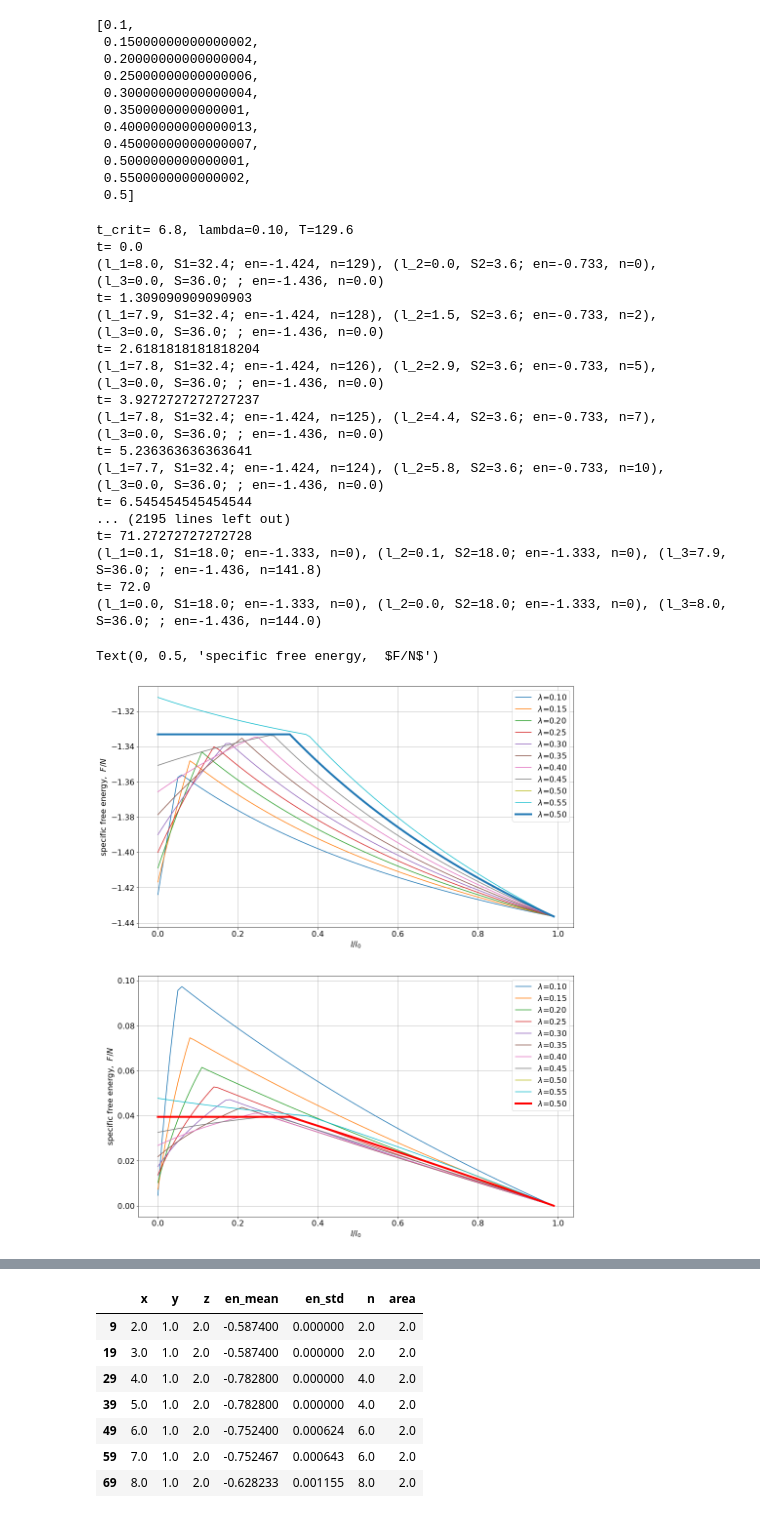
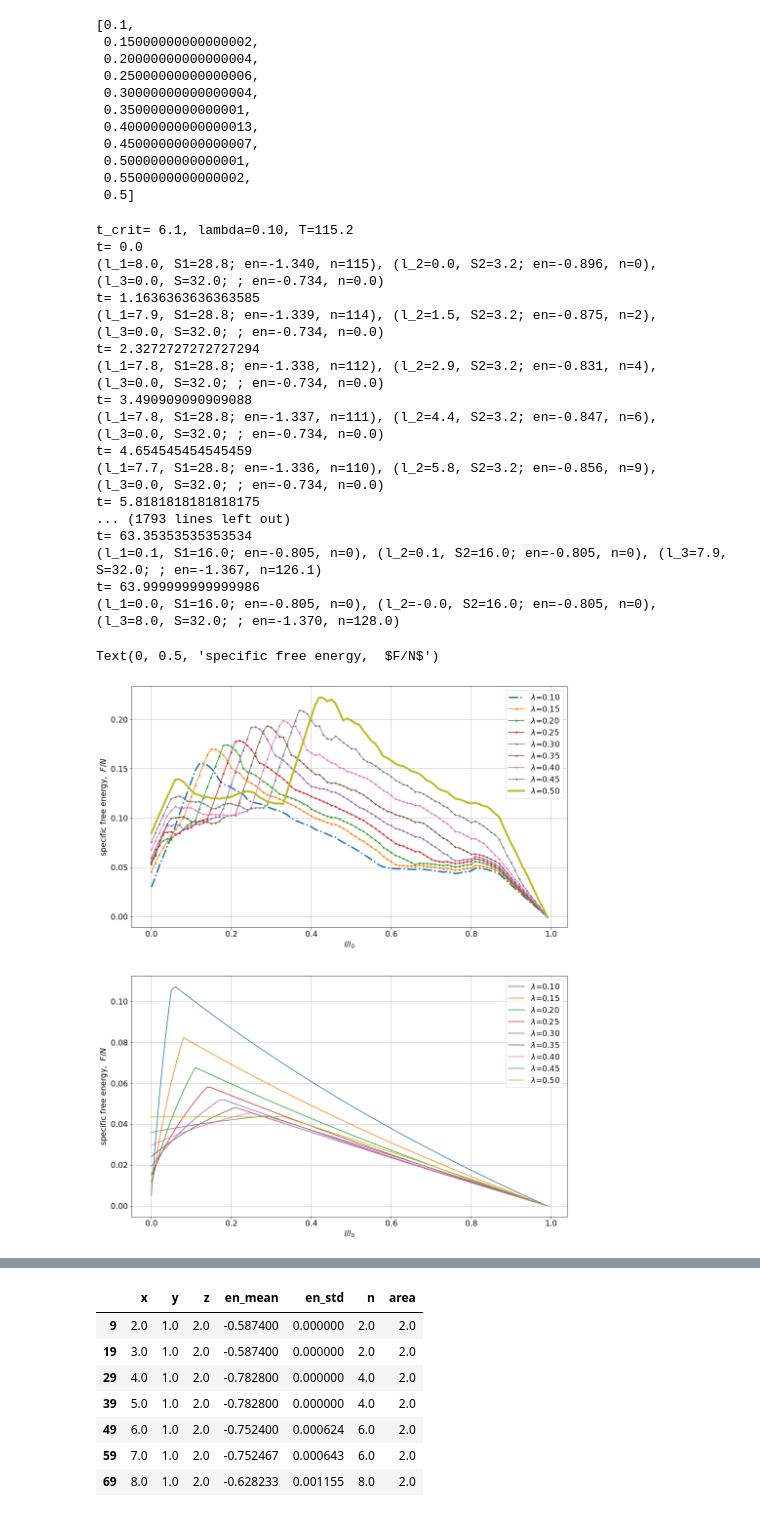
Before and after one commit to raalesir/segregation, a Jupyter notebook: Untitled.ipynb, the cells around one changed output, grey strips where cells are left out. Drawn from its saved outputs; the diff is of its cells as text; code cells hidden in the pictures.

```diff
--- a/Untitled.ipynb
+++ b/Untitled.ipynb
@@ -978,0 +1036,8 @@ VBox(children=(Figure(camera=PerspectiveCamera(fov=46.0, position=(0.0, 0.0, 2.0
+# %%
+f = interpolate.interp2d(x, y, vals.T.flatten(), kind='linear')
+
+x_new = np.linspace(1,8,100)
+s_new = np.linspace(2,36,100)
+en_new_smoothed = f(x_new, s_new)
+
+XX, YY = np.meshgrid(x_new, s_new)
@@ -1075,7 +1157,7 @@ lambdas
 tot_ens = []
 tot_ens_theory = []
 en_crit_lambda = []
-
+nu  =  0.6
 
 for lbd_ in lambdas:
     S1 = S*(1-lbd_)
@@ -1099,19 +1181,22 @@ for lbd_ in lambdas:
         i1_1 = np.abs(x_new-l1).argmin()
         i2_1 = np.abs(s_new-S1).argmin()
 #         en1 = en_new[i1_1 ,i2_1]
-        en1 = fun_square(S1, *params)
+        en1 = en_new_smoothed[i1_1 ,i2_1]
+#         en1 = fun_square(S1, *params)
 
 
         i1_2 = np.abs(x_new-l2).argmin()
         i2_2 = np.abs(s_new-S2).argmin()
 #         en2 = en_new[i1_2 ,i2_2]
-        en2 = fun_square(S2, *params)
+        en2 = en_new_smoothed[i1_2 ,i2_2]
+#         en2 = fun_square(S2, *params)
 
 
         i1_3 = np.abs(x_new-l3).argmin()
         i2_3 = np.abs(s_new-S).argmin()
 #         en3 = en_new[i1_3 ,i2_3]
-        en3 = fun_square(S, *params)
+        en3 = en_new_smoothed[i1_3 ,i2_3]
+#         en3 = fun_square(S, *params)
 
 
         print("(l_1=%3.1f, S1=%3.1f; en=%4.3f, n=%i), (l_2=%3.1f, S2=%3.1f; en=%4.3f, n=%i), (l_3=%3.1f, S=%3.1f; ; en=%4.3f, n=%3.1f)"
@@ -1127,12 +1212,12 @@ for lbd_ in lambdas:
             t_save = t
 
 
-        n1 = l1/S1**(0.5*(1-1/0.6))
-        n2 = l2/S2**(0.5*(1-1/0.6))
-        n  = l3/S**(0.5*(1-1/0.6))
-        g1 = S1**(.5/0.6)
-        g2 = S2**(.5/0.6)
-        g3 = S**(.5/0.6)
+        n1 = l1/S1**(0.5*(1-1/nu))
+        n2 = l2/S2**(0.5*(1-1/nu))
+        n  = l3/S**(0.5*(1-1/nu))
+        g1 = S1**(.5/nu)
+        g2 = S2**(.5/nu)
+        g3 = S**(.5/nu)
 
         en_theory = (l1/S1**(.5) + l2/S2**(.5) + l3/S**(.5))/ (n1+n2+n)
         ens_theory.append( en_theory )
@@ -1140,57 +1225,58 @@ for lbd_ in lambdas:
     tot_ens.append((ens, lbd_))
     tot_ens_theory.append((ens_theory, lbd_))
 # %% [output]
-t_crit= 6.8, lambda=0.10, T=129.6
+t_crit= 6.1, lambda=0.10, T=115.2
 t= 0.0
-(l_1=8.0, S1=32.4; en=-1.424, n=129), (l_2=0.0, S2=3.6; en=-0.733, n=0), (l_3=0.0, S=36.0; ; en=-1.436, n=0.0)
-t= 1.309090909090903
-(l_1=7.9, S1=32.4; en=-1.424, n=128), (l_2=1.5, S2=3.6; en=-0.733, n=2), (l_3=0.0, S=36.0; ; en=-1.436, n=0.0)
-t= 2.6181818181818204
-(l_1=7.8, S1=32.4; en=-1.424, n=126), (l_2=2.9, S2=3.6; en=-0.733, n=5), (l_3=0.0, S=36.0; ; en=-1.436, n=0.0)
-t= 3.9272727272727237
-(l_1=7.8, S1=32.4; en=-1.424, n=125), (l_2=4.4, S2=3.6; en=-0.733, n=7), (l_3=0.0, S=36.0; ; en=-1.436, n=0.0)
-t= 5.236363636363641
-(l_1=7.7, S1=32.4; en=-1.424, n=124), (l_2=5.8, S2=3.6; en=-0.733, n=10), (l_3=0.0, S=36.0; ; en=-1.436, n=0.0)
-t= 6.545454545454544
-... (2195 lines left out)
-t= 71.27272727272728
-(l_1=0.1, S1=18.0; en=-1.333, n=0), (l_2=0.1, S2=18.0; en=-1.333, n=0), (l_3=7.9, S=36.0; ; en=-1.436, n=141.8)
-t= 72.0
-(l_1=0.0, S1=18.0; en=-1.333, n=0), (l_2=0.0, S2=18.0; en=-1.333, n=0), (l_3=8.0, S=36.0; ; en=-1.436, n=144.0)
+(l_1=8.0, S1=28.8; en=-1.340, n=115), (l_2=0.0, S2=3.2; en=-0.896, n=0), (l_3=0.0, S=32.0; ; en=-0.734, n=0.0)
+t= 1.1636363636363585
+(l_1=7.9, S1=28.8; en=-1.339, n=114), (l_2=1.5, S2=3.2; en=-0.875, n=2), (l_3=0.0, S=32.0; ; en=-0.734, n=0.0)
+t= 2.3272727272727294
+(l_1=7.8, S1=28.8; en=-1.338, n=112), (l_2=2.9, S2=3.2; en=-0.831, n=4), (l_3=0.0, S=32.0; ; en=-0.734, n=0.0)
+t= 3.490909090909088
+(l_1=7.8, S1=28.8; en=-1.337, n=111), (l_2=4.4, S2=3.2; en=-0.847, n=6), (l_3=0.0, S=32.0; ; en=-0.734, n=0.0)
+t= 4.654545454545459
+(l_1=7.7, S1=28.8; en=-1.336, n=110), (l_2=5.8, S2=3.2; en=-0.856, n=9), (l_3=0.0, S=32.0; ; en=-0.734, n=0.0)
+t= 5.8181818181818175
+... (1793 lines left out)
+t= 63.35353535353534
+(l_1=0.1, S1=16.0; en=-0.805, n=0), (l_2=0.1, S2=16.0; en=-0.805, n=0), (l_3=7.9, S=32.0; ; en=-1.367, n=126.1)
+t= 63.999999999999986
+(l_1=0.0, S1=16.0; en=-0.805, n=0), (l_2=-0.0, S2=16.0; en=-0.805, n=0), (l_3=8.0, S=32.0; ; en=-1.370, n=128.0)
 # %%
 plt.figure(figsize=(16,20))
 
 plt.subplot(2, 1, 1)
 for ens, l  in  tot_ens:
-#     ens = [el - ens[-1] for el  in ens]
+    ens = [el - ens[-1] for el  in ens]
     x = [el/len(ens) for el in range(len(ens))]
-    if l == 0.5:
+    if round(l,2) == 0.50:
         plt.plot(x,ens,  linewidth=4, label= '$\lambda$='+'%3.2f'%l)
-    elif l== 0.01:
-        plt.plot(x,ens,  linewidth=4, linestyle='-.', label= '$\lambda$='+'%3.2f'%l)
+    elif round(l,2)== 0.10:
+        plt.plot(x,ens,  linewidth=3, linestyle='-.', label= '$\lambda$='+'%3.2f'%l)
     else:
-        plt.plot(x,ens, marker='', label= '$\lambda$='+'%3.2f'%l)
+#         pass
+        plt.plot(x,ens, marker='.', label= '$\lambda$='+'%3.2f'%l)
 
 plt.grid()
 plt.legend()
 plt.xlabel('$l/l_0$')
 plt.ylabel("specific free energy,  $F/N$")
 
 plt.subplot(2, 1, 2)
 for ens_theory, l in tot_ens_theory:
         ens_theory = [el - ens_theory[-1] for el  in ens_theory]
         if l == 0.5:
             plt.plot(x,ens_theory, color='red', linewidth=4, label= '$\lambda$='+'%3.2f'%l)
         else:
             plt.plot(x,ens_theory, marker='', label= '$\lambda$='+'%3.2f'%l)
 
 plt.grid()
 plt.legend()
 plt.xlabel('$l/l_0$')
 plt.ylabel("specific free energy,  $F/N$")
 # %% [output]
 Text(0, 0.5, 'specific free energy,  $F/N$')
-[figure, old version]
+[figure, new version]
 # %%
 # arr = np.array(tot_ens)
 # arr.shape
```
Also changed, not shown: parts of 58 cells of this notebook, 1 other file.
